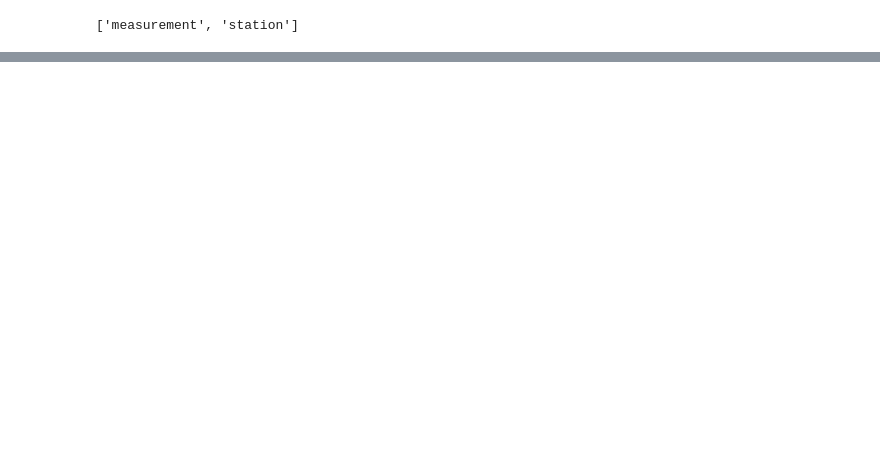
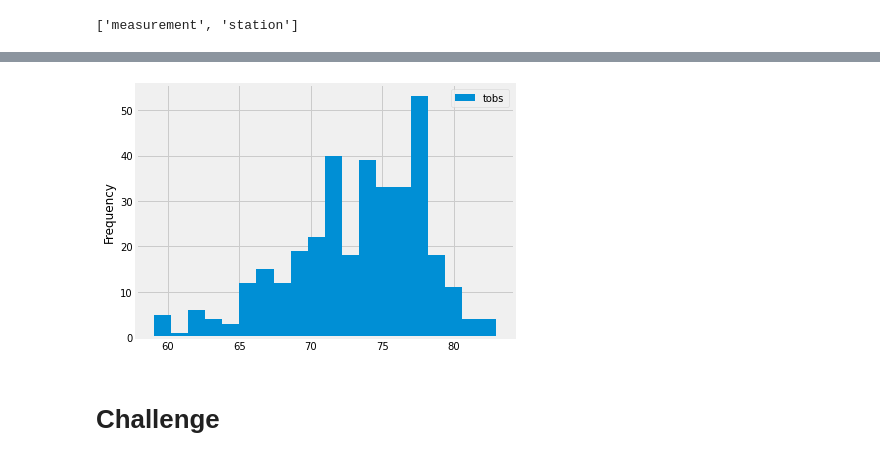
Before and after one commit to CarlosRello/Surfs_up, a Jupyter notebook: climate_analysis.ipynb, the cells around one changed output, grey strips where cells are left out. Cells and saved outputs as stored; diff of their text form; code cells hidden in the pictures; blank space fills up the shorter version.

```diff
--- a/climate_analysis.ipynb
+++ b/climate_analysis.ipynb
@@ -84,0 +260,7 @@ session = Session(engine)
+# %%
+df.plot.hist(bins=20)
+plt.tight_layout()
+# %% [output]
+[figure, added]
+# %% [markdown]
+# Challenge
```
Also changed, not shown: parts of 31 cells of this notebook.
